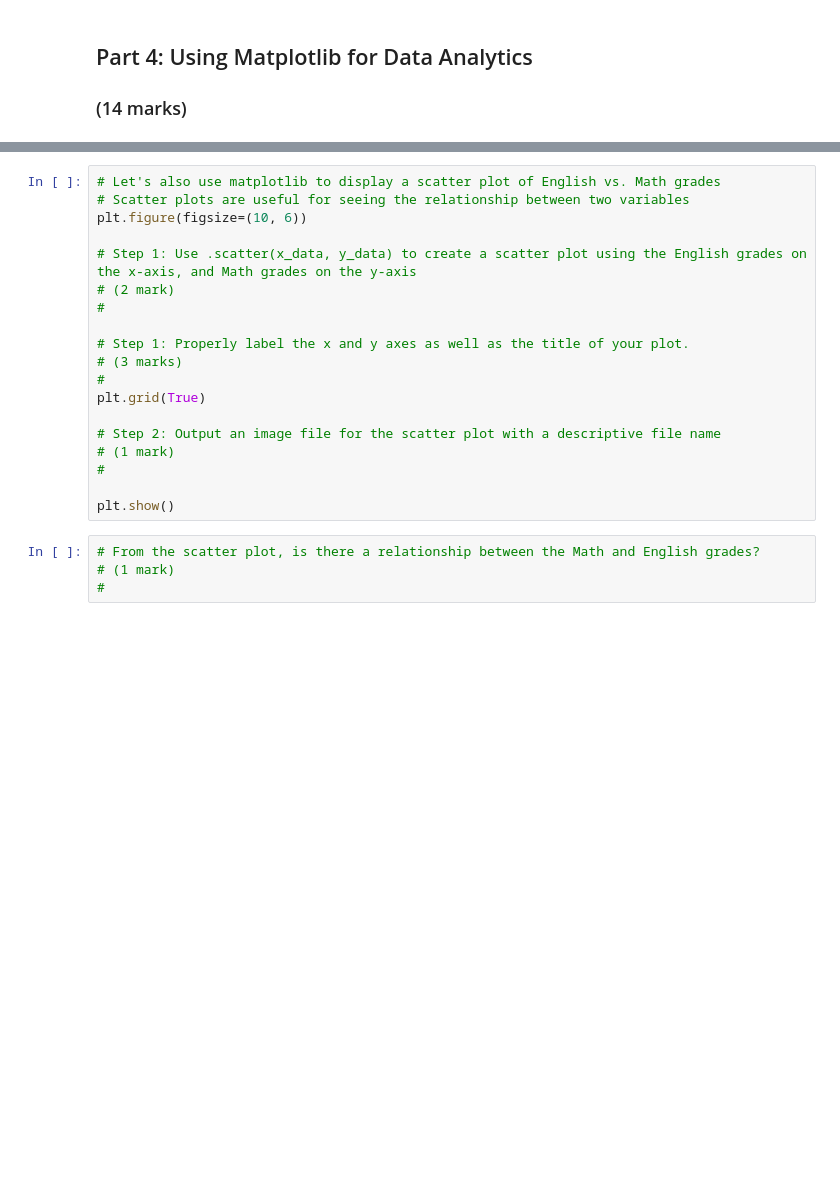
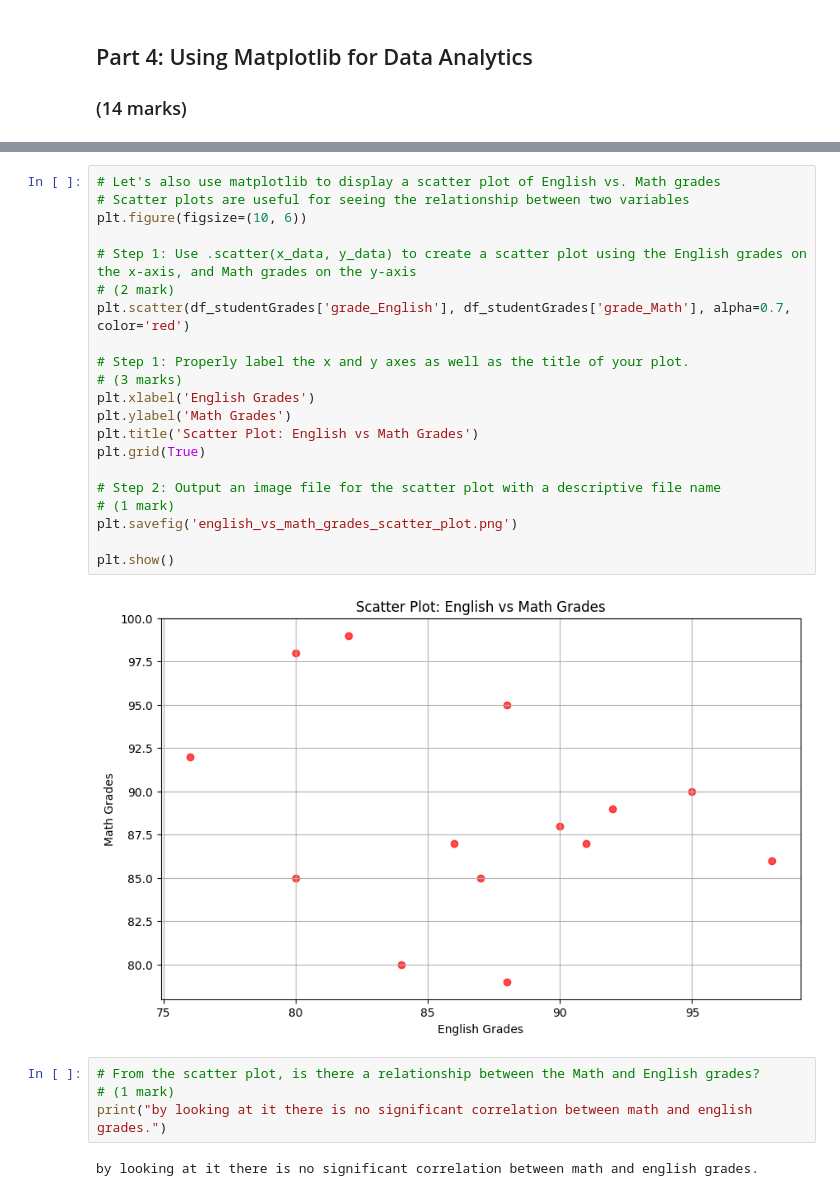
Before and after one commit to hnormanyo/engg680_2024_fall, a Jupyter notebook: Lab_Assignment1/StudentGradeManagementSystem.ipynb, the cells around one changed output, grey strips where cells are left out. Drawn from its saved outputs; the diff is of its cells as text; blank space fills up the shorter version.

```diff
--- a/Lab_Assignment1/StudentGradeManagementSystem.ipynb
+++ b/Lab_Assignment1/StudentGradeManagementSystem.ipynb
@@ -266,23 +273,29 @@ plt.show()
 # %%
 # Let's also use matplotlib to display a scatter plot of English vs. Math grades
 # Scatter plots are useful for seeing the relationship between two variables
 plt.figure(figsize=(10, 6))
 
 # Step 1: Use .scatter(x_data, y_data) to create a scatter plot using the English grades on the x-axis, and Math grades on the y-axis
 # (2 mark)
-#
+plt.scatter(df_studentGrades['grade_English'], df_studentGrades['grade_Math'], alpha=0.7, color='red')
 
 # Step 1: Properly label the x and y axes as well as the title of your plot.
 # (3 marks)
-#
+plt.xlabel('English Grades')
+plt.ylabel('Math Grades')
+plt.title('Scatter Plot: English vs Math Grades')
 plt.grid(True)
 
 # Step 2: Output an image file for the scatter plot with a descriptive file name
 # (1 mark)
-#
+plt.savefig('english_vs_math_grades_scatter_plot.png')
 
 plt.show()
+# %% [output]
+[figure, added]
 # %%
 # From the scatter plot, is there a relationship between the Math and English grades?
 # (1 mark)
-#
+print("by looking at it there is no significant correlation between math and english grades.")
+# %% [output]
+by looking at it there is no significant correlation between math and english grades.
```
Also changed, not shown: parts of 2 cells of this notebook.
